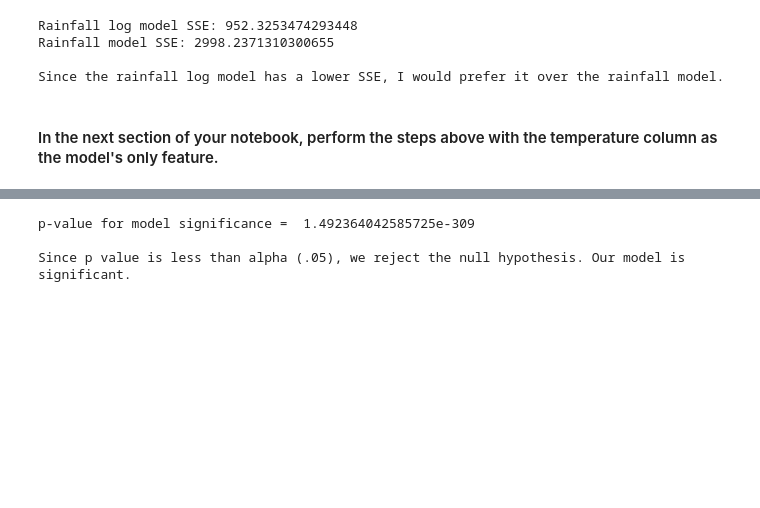
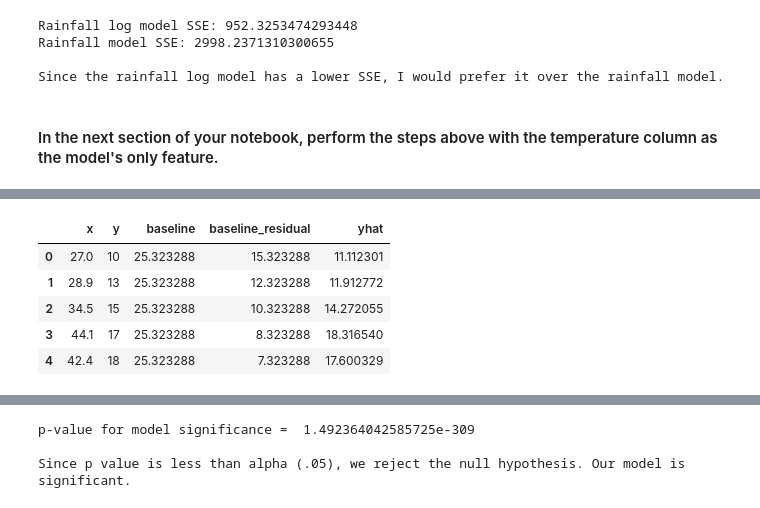
Before and after one commit to SamuelD-Data/regression-exercises, a Jupyter notebook: evaluate.ipynb, the cells around one changed output, grey strips where cells are left out. Cells and saved outputs as stored; diff of their text form; code cells hidden in the pictures; blank space fills up the shorter version.

```diff
--- a/evaluate.ipynb
+++ b/evaluate.ipynb
@@ -380,0 +434,15 @@ residuals.head()
+# %%
+# creating model and fitting it to sales data
+model = ols('sales ~ temperature', data=df).fit()
+
+# predicting sales using model
+residuals["yhat"] = model.predict()
+
+residuals.head()
+# %% [output]
+|  | x | y | baseline | baseline_residual | yhat |
+| 0 | 27.0 | 10 | 25.323288 | 15.323288 | 11.112301 |
+| 1 | 28.9 | 13 | 25.323288 | 12.323288 | 11.912772 |
+| 2 | 34.5 | 15 | 25.323288 | 10.323288 | 14.272055 |
+| 3 | 44.1 | 17 | 25.323288 | 8.323288 | 18.316540 |
+| 4 | 42.4 | 18 | 25.323288 | 7.323288 | 17.600329 |
```
Also changed, not shown: parts of 11 cells of this notebook.
